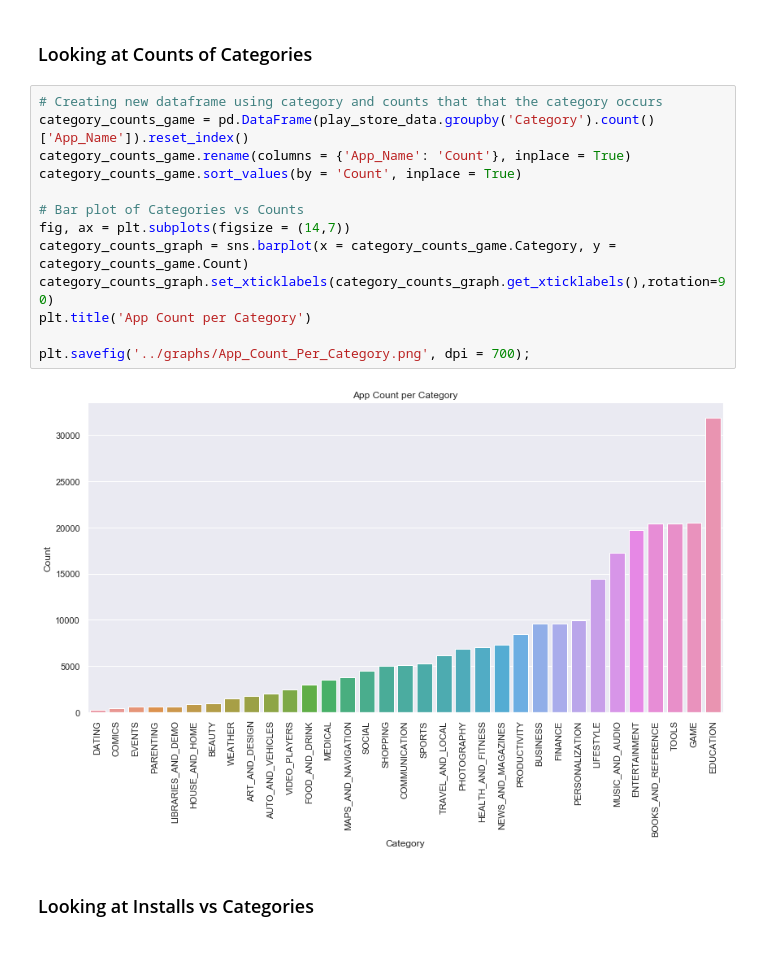
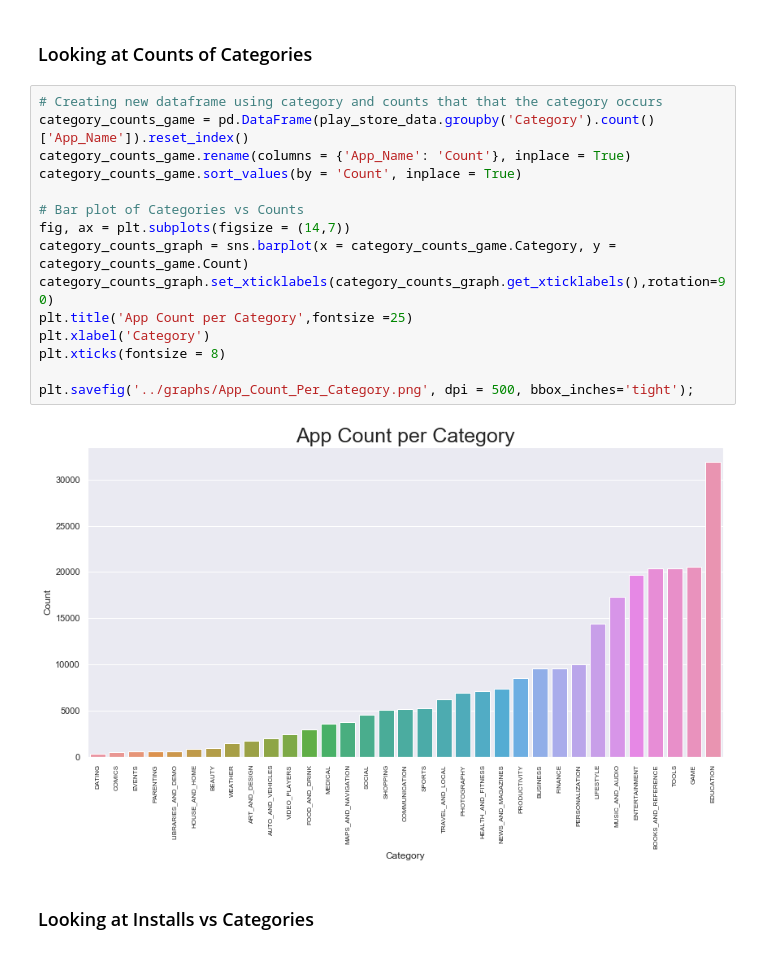
Before and after one commit to ZacharyVillarreal/Google-Play-Store-Download-Analysis, a Jupyter notebook: src/Google_Play_Store_EDA.ipynb, the cells around one changed output. Drawn from its saved outputs; the diff is of its cells as text.

```diff
--- a/src/Google_Play_Store_EDA.ipynb
+++ b/src/Google_Play_Store_EDA.ipynb
@@ -30,18 +46,20 @@ play_store_data.drop(play_store_data.columns[
 # %%
 # Creating new dataframe using category and counts that that the category occurs
 category_counts_game = pd.DataFrame(play_store_data.groupby('Category').count()['App_Name']).reset_index()
 category_counts_game.rename(columns = {'App_Name': 'Count'}, inplace = True)
 category_counts_game.sort_values(by = 'Count', inplace = True)
 
 # Bar plot of Categories vs Counts
 fig, ax = plt.subplots(figsize = (14,7))
 category_counts_graph = sns.barplot(x = category_counts_game.Category, y = category_counts_game.Count)
 category_counts_graph.set_xticklabels(category_counts_graph.get_xticklabels(),rotation=90)
-plt.title('App Count per Category')
+plt.title('App Count per Category',fontsize =25)
+plt.xlabel('Category')
+plt.xticks(fontsize = 8)
 
-plt.savefig('../graphs/App_Count_Per_Category.png', dpi = 700);
+plt.savefig('../graphs/App_Count_Per_Category.png', dpi = 500, bbox_inches='tight');
 # %% [output]
-[figure, old version]
+[figure, new version]
 # %% [markdown]
 ### Looking at Installs vs Categories
 # %%
```
Also changed, not shown: parts of 19 cells of this notebook, 15 other files.
